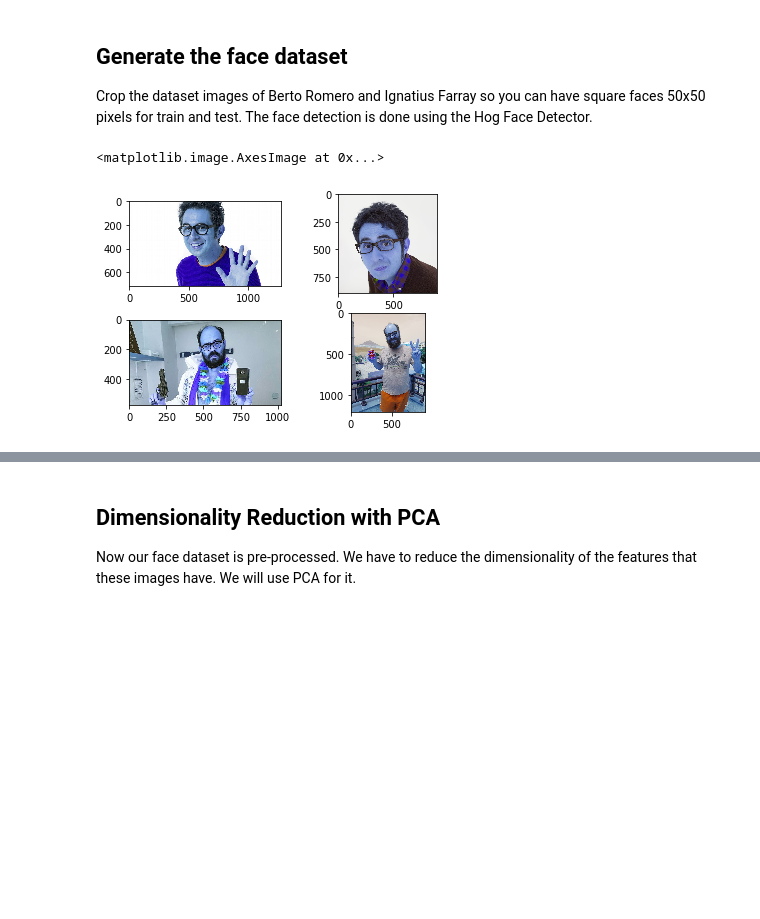
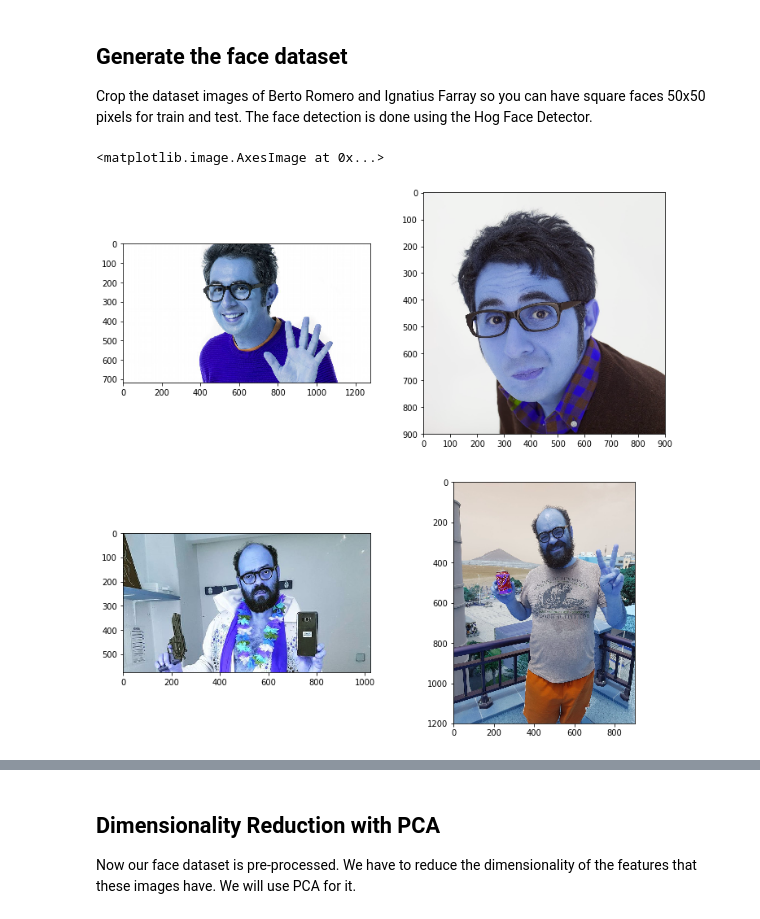
Before and after one commit to ericmassip/ML-face-recognition, a Jupyter notebook: ML_face_recognition.ipynb, the cells around one changed output, grey strips where cells are left out. Drawn from its saved outputs; the diff is of its cells as text; code cells hidden in the pictures; blank space fills up the shorter version.

```diff
--- a/ML_face_recognition.ipynb
+++ b/ML_face_recognition.ipynb
@@ -24,18 +24,18 @@ Crop the dataset images of Berto Romero and Ignatius Farray so you can have squa
 # %%
 # Sample of faces not cropped
 
-fig = plt.figure()
+fig = plt.figure(figsize=(12,12))
 ax1 = fig.add_subplot(2,2,1)
 ax1.imshow(cv2.imread('img/not_cropped_faces/train/berto_romero1.jpg'))
 ax2 = fig.add_subplot(2,2,2)
 ax2.imshow(cv2.imread('img/not_cropped_faces/train/berto_romero2.jpg'))
 ax3 = fig.add_subplot(2,2,3)
 ax3.imshow(cv2.imread('img/not_cropped_faces/train/ignatius_farray1.jpg'))
 ax4 = fig.add_subplot(2,2,4)
 ax4.imshow(cv2.imread('img/not_cropped_faces/train/ignatius_farray2.jpg'))
 # %% [output]
 <matplotlib.image.AxesImage at 0x...>
-[figure, old version]
+[figure, new version]
 # %%
 def save_cropped_face(input_filename, output_filename):
     # read image
```
Also changed, not shown: parts of 11 cells of this notebook.
